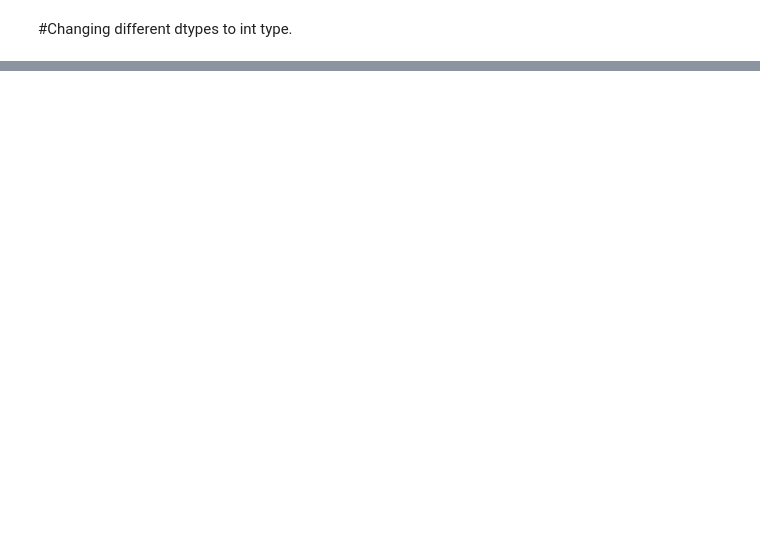
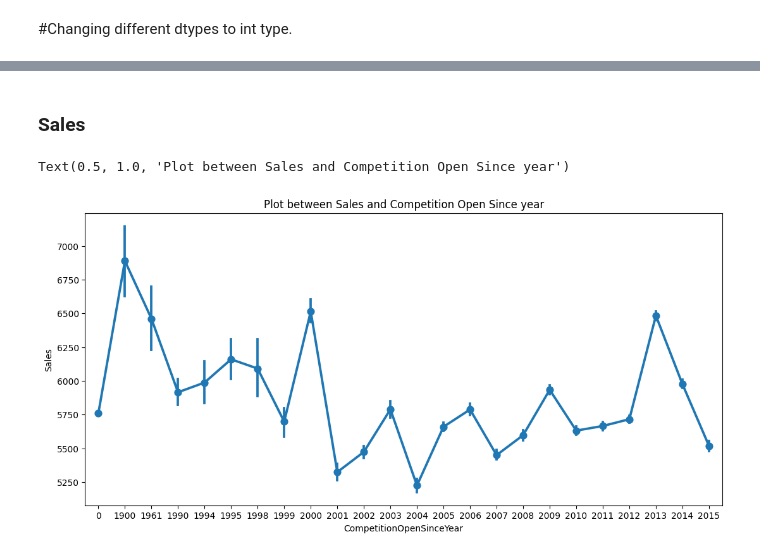
Before and after one commit to Kumarisimran626/S.K-Retail_sales_prediction, a Jupyter notebook: S_K_Retail_sales_prediction.ipynb, the cells around one changed output, grey strips where cells are left out. Saved outputs shown, nothing was run; the diff lists cells and outputs as text; code cells hidden in the pictures; blank space fills up the shorter version.

```diff
--- a/S_K_Retail_sales_prediction.ipynb
+++ b/S_K_Retail_sales_prediction.ipynb
@@ -324,0 +366,11 @@ memory usage: 147.5+ MB
+# %%
+# code for changing format of date from object to datetime
+final_1['Date'] = pd.to_datetime(final_1['Date'], format= '%Y-%m-%d')
+# %%
+final_1['CompetitionOpenSinceYear'] = pd.to_numeric(final_1['CompetitionOpenSinceYear'], errors='coerce').astype('Int64')
+final_1['Promo2SinceYear'] = pd.to_numeric(final_1['Promo2SinceYear'], errors='coerce').astype('Int64')
+# %%
+final_1['CompetitionOpenSinceMonth'] = pd.DatetimeIndex(final_1['Date']).month
+# %%
+final_1['CompetitionDistance'] = pd.to_numeric(final_1['CompetitionDistance'], errors='coerce').astype('Int64')
+final_1['Promo2SinceWeek'] = pd.to_numeric(final_1['Promo2SinceWeek'], errors='coerce').astype('Int64')
@@ -324,0 +438,9 @@ memory usage: 147.5+ MB
+# %% [markdown]
+### Sales
+# %%
+plt.figure(figsize=(13,6))
+sns.pointplot (x='CompetitionOpenSinceYear', y= 'Sales', data=final_1)
+plt.title('Plot between Sales and Competition Open Since year')
+# %% [output]
+Text(0.5, 1.0, 'Plot between Sales and Competition Open Since year')
+[figure, added]
```
Also changed, not shown: parts of 28 cells of this notebook.
